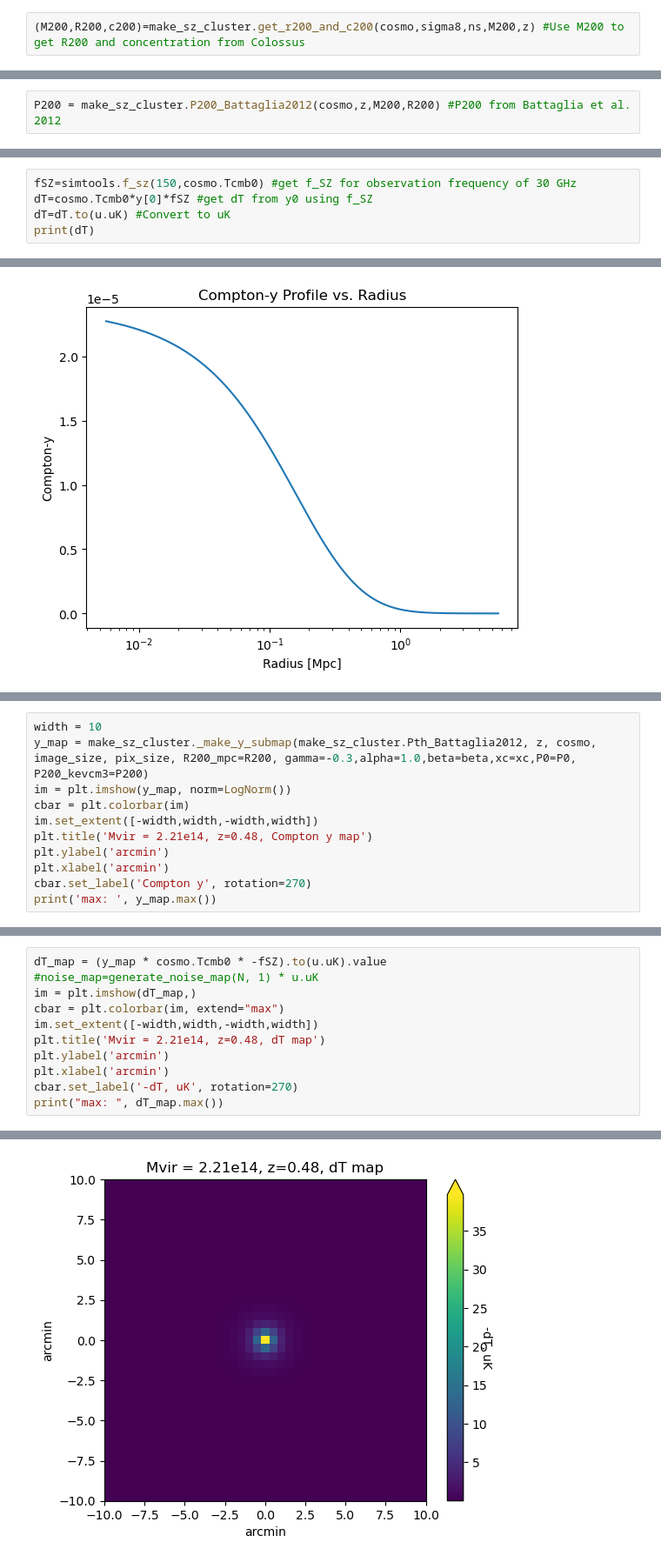
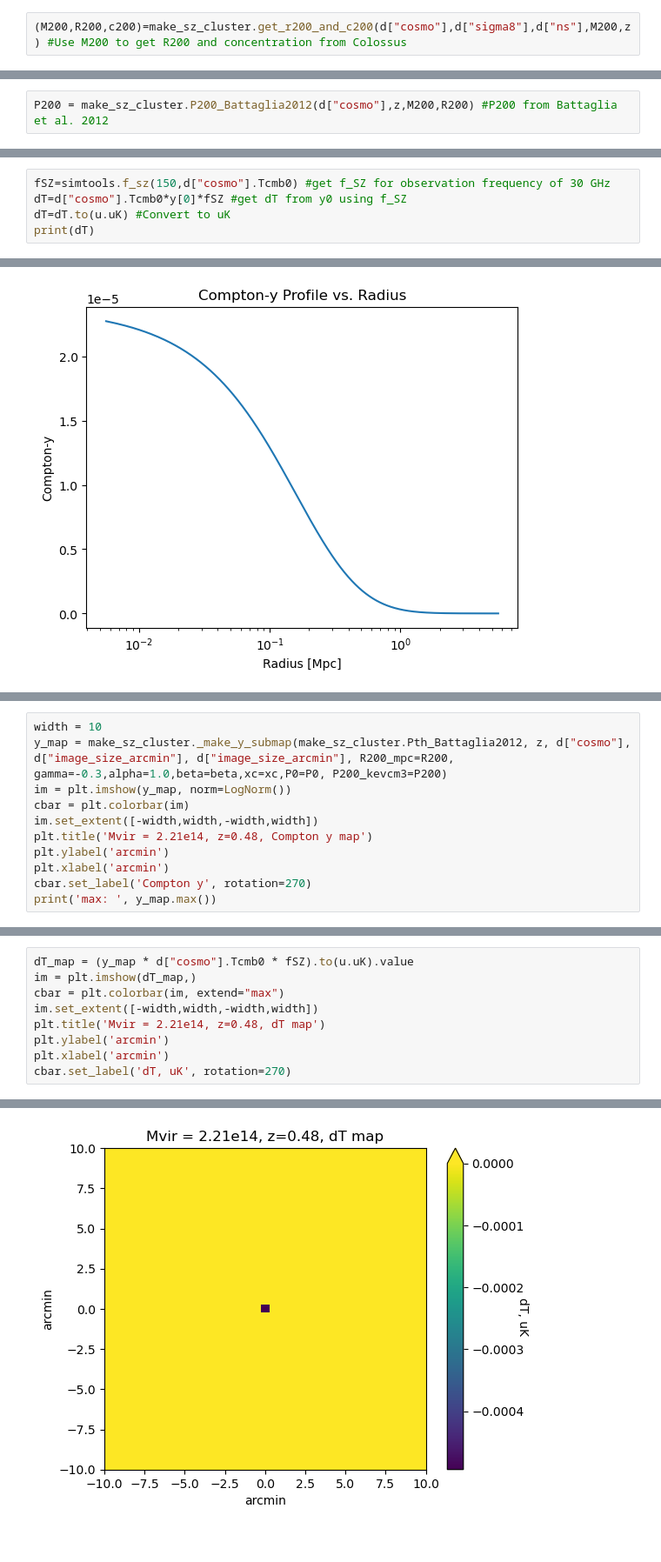
Before and after one commit to deepskies/DeepSZSim, a Jupyter notebook: notebooks/simsz_run_simulation.ipynb, the cells around one changed output, grey strips where cells are left out. Shown at 87% size. Drawn from its saved outputs; the diff is of its cells as text.

```diff
--- a/notebooks/simsz_run_simulation.ipynb
+++ b/notebooks/simsz_run_simulation.ipynb
@@ -94,7 +89,7 @@ r=utils.arcmin_to_Mpc(r,0.5,cosmo)
 z=0.48
 M200=194038855760143.47 #solar masses
 # %%
-(M200,R200,c200)=make_sz_cluster.get_r200_and_c200(cosmo,sigma8,ns,M200,z) #Use M200 to get R200 and concentration from Colossus
+(M200,R200,c200)=make_sz_cluster.get_r200_and_c200(d["cosmo"],d["sigma8"],d["ns"],M200,z) #Use M200 to get R200 and concentration from Colossus
 # %% [markdown]
 ### Thermal Pressure Profile Generation
 # %% [markdown]
@@ -102,7 +97,7 @@ This section will walk through how to generate thermal pressure profiles for gal
 
 `P200` represents the normalized thermal pressure profile for a cluster of galaxies.
 # %%
-P200 = make_sz_cluster.P200_Battaglia2012(cosmo,z,M200,R200) #P200 from Battaglia et al. 2012
+P200 = make_sz_cluster.P200_Battaglia2012(d["cosmo"],z,M200,R200) #P200 from Battaglia et al. 2012
 # %% [markdown]
 Here we generate fit parameters for a restricted version of a NFW profile. The input weights are chosen to be the inverse variances of fit parameter values from the individual pressure fits for each cluster within the bin.
 - `P0`: amplitude
@@ -148,6 +143,6 @@ Next, we find the corresponding temperatures from the central y value `y[0]`. We
 # %%
-fSZ=simtools.f_sz(150,cosmo.Tcmb0) #get f_SZ for observation frequency of 30 GHz
-dT=cosmo.Tcmb0*y[0]*fSZ #get dT from y0 using f_SZ
+fSZ=simtools.f_sz(150,d["cosmo"].Tcmb0) #get f_SZ for observation frequency of 30 GHz
+dT=d["cosmo"].Tcmb0*y[0]*fSZ #get dT from y0 using f_SZ
 dT=dT.to(u.uK) #Convert to uK
 print(dT)
 # %% [output]
@@ -168,6 +163,6 @@ Next, we utilize our Compton-y profile `y` to make 2D submap. In order to do thi
 # %%
 width = 10
-y_map = make_sz_cluster._make_y_submap(make_sz_cluster.Pth_Battaglia2012, z, cosmo, image_size, pix_size, R200_mpc=R200, gamma=-0.3,alpha=1.0,beta=beta,xc=xc,P0=P0, P200_kevcm3=P200)
+y_map = make_sz_cluster._make_y_submap(make_sz_cluster.Pth_Battaglia2012, z, d["cosmo"], d["image_size_arcmin"], d["image_size_arcmin"], R200_mpc=R200, gamma=-0.3,alpha=1.0,beta=beta,xc=xc,P0=P0, P200_kevcm3=P200)
 im = plt.imshow(y_map, norm=LogNorm())
 cbar = plt.colorbar(im)
 im.set_extent([-width,width,-width,width])
@@ -182,12 +179,10 @@ max:  1.5285493023435713e-05
 # %%
-dT_map = (y_map * cosmo.Tcmb0 * -fSZ).to(u.uK).value
-#noise_map=generate_noise_map(N, 1) * u.uK
+dT_map = (y_map * d["cosmo"].Tcmb0 * fSZ).to(u.uK).value
 im = plt.imshow(dT_map,)
 cbar = plt.colorbar(im, extend="max")
 im.set_extent([-width,width,-width,width])
 plt.title('Mvir = 2.21e14, z=0.48, dT map')
 plt.ylabel('arcmin')
 plt.xlabel('arcmin')
-cbar.set_label('-dT, uK', rotation=270)
-print("max: ", dT_map.max())
+cbar.set_label('dT, uK', rotation=270)
 # %% [output]
@@ -195 +189 @@ max:  39.694379861482716
-[figure, old version]
+[figure, new version]
```
Also changed, not shown: parts of 29 cells of this notebook, 19 other files.
